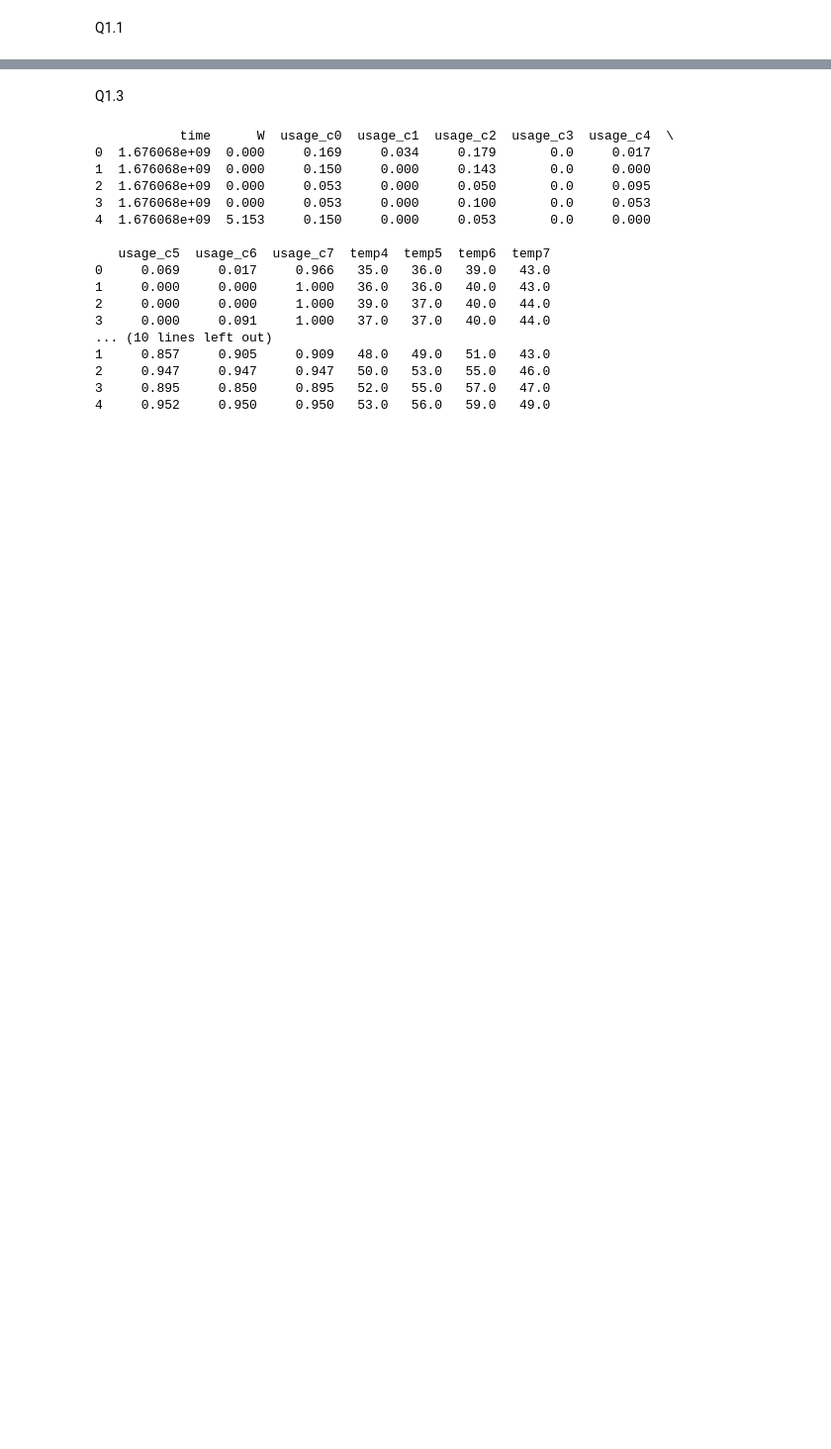
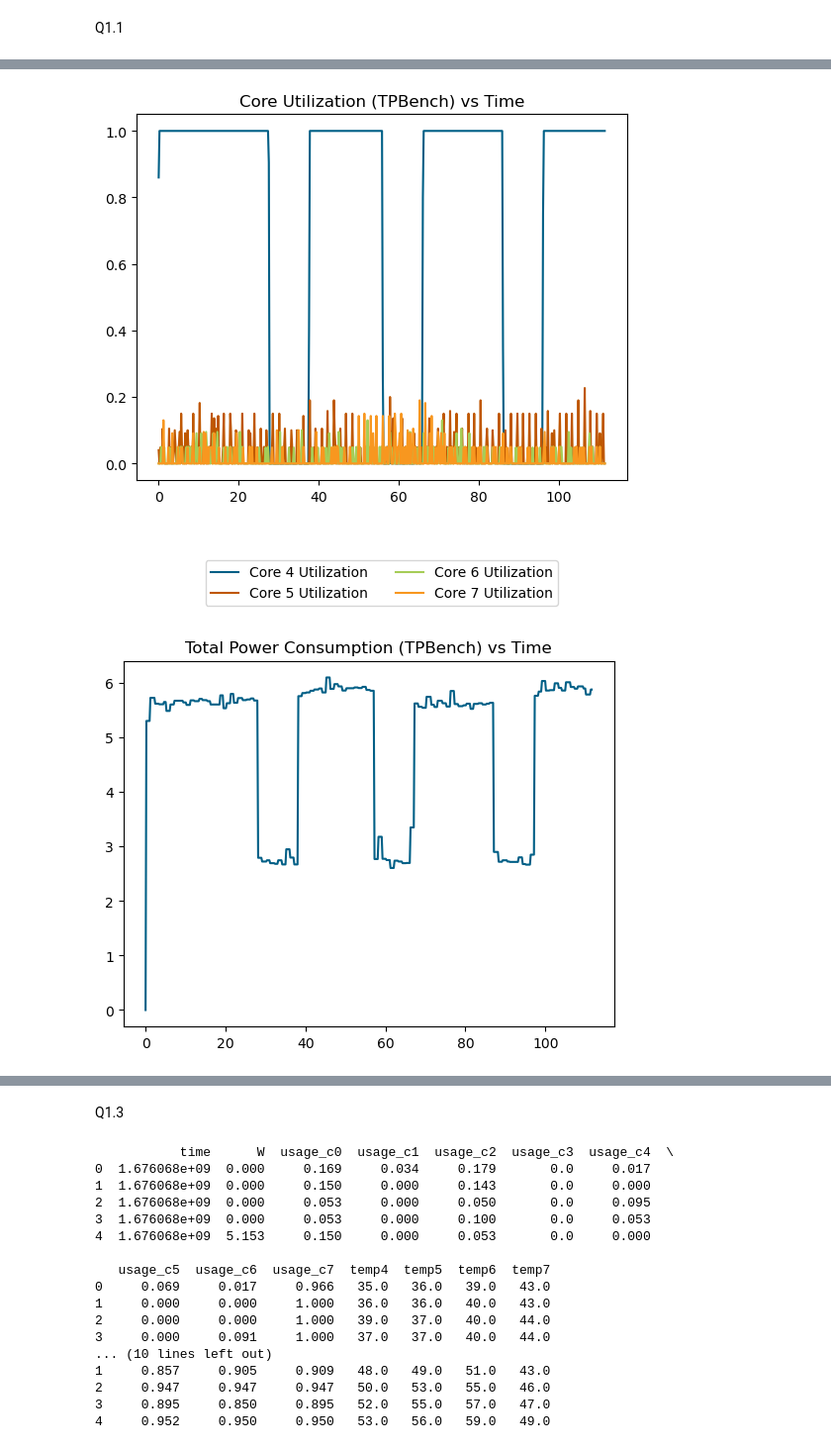
Before and after one commit to babusid/ECE361E, a Jupyter notebook: HW2/notebook/p1.ipynb, the cells around one changed output, grey strips where cells are left out. Shown: that part at 99% size. Saved outputs shown, nothing was run; the diff lists cells and outputs as text; code cells hidden in the pictures; blank space fills up the shorter version.

```diff
--- a/HW2/notebook/p1.ipynb
+++ b/HW2/notebook/p1.ipynb
@@ -52,0 +19,3 @@ plt.show()
+# %%
+# add some columns to dataframe
+df['adjusted_time'] = df['time'].to_numpy() - df['time'].to_numpy()[0]
@@ -52,0 +36,23 @@ plt.show()
+# %%
+def plot_cores(df:pd.DataFrame, cores:list[int], x_col:str, y_col:str, label:str):
+    for core in cores: plt.plot(df[x_col], df[y_col.format(core)], label=label.format(core))
+
+plt.figure()
+plt.title('Core Utilization (TPBench) vs Time')
+plot_cores(df, [4,5,6,7],'adjusted_time', 'usage_c{}', 'Core {} Utilization')
+plt.legend(loc='upper center', bbox_to_anchor=(0.5, -0.2), ncol=2)
+plt.show()
+
+plt.figure()
+plt.title('Total Power Consumption (TPBench) vs Time')
+plt.plot(df['adjusted_time'],df['W'])
+plt.show()
+
+plt.figure()
+plt.title('Temperature of Big Cores (TPBench) vs Time')
+plot_cores(df, [4,5,6,7], 'adjusted_time', 'temp{}', 'Core {} Temperature')
+plt.legend(loc='upper center', bbox_to_anchor=(0.5, -0.2), ncol=2)
+plt.show()
+# %% [output]
+[figure, added]
+[figure, added]
```
Also changed, not shown: parts of 5 cells of this notebook, 1 other file.
